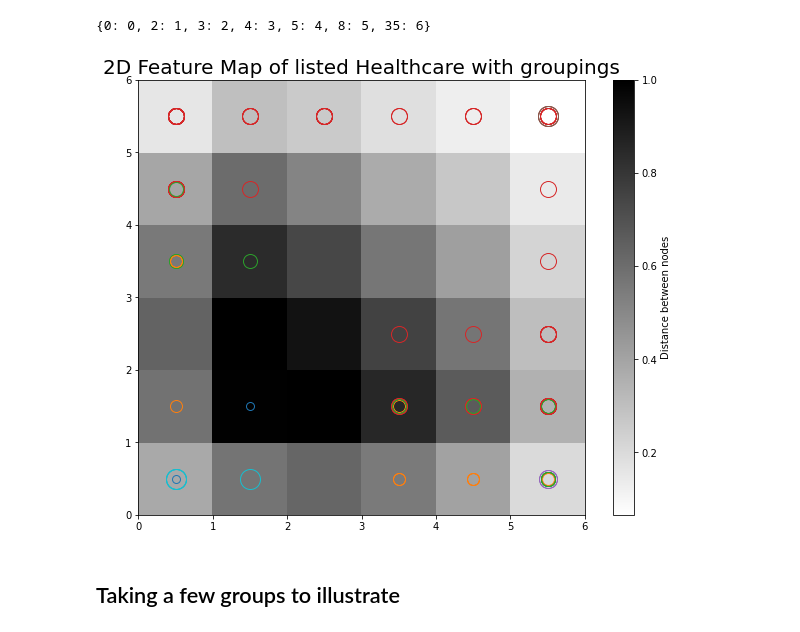
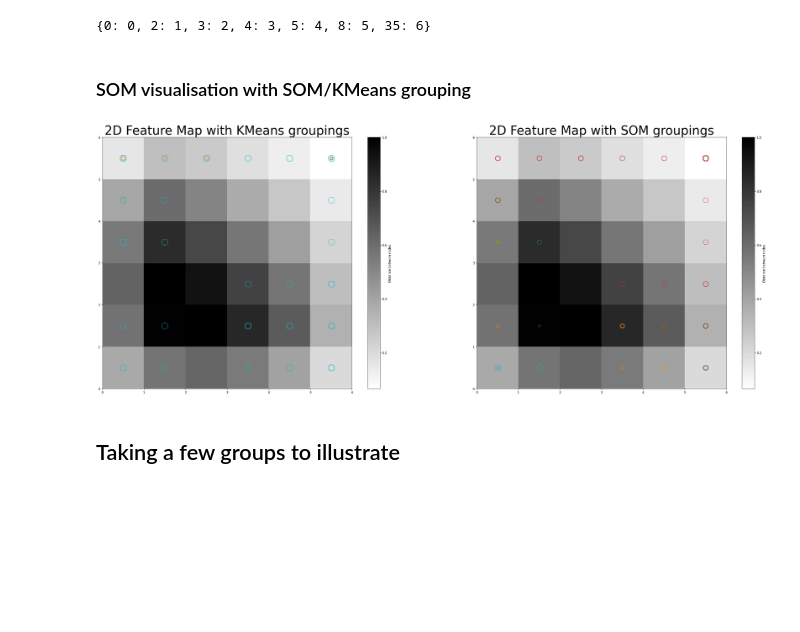
Before and after one commit to YanLong-Cloud/self_motivated_project, a Jupyter notebook: financial_ratio_grouping/SOM.ipynb, the cells around one changed output. Saved outputs shown, nothing was run; the diff lists cells and outputs as text; code cells hidden in the pictures; blank space fills up the shorter version.

Commit message:
Kmeans grouping added

```diff
--- a/financial_ratio_grouping/SOM.ipynb
+++ b/financial_ratio_grouping/SOM.ipynb
@@ -265,24 +265,39 @@ mapper
 # %%
 # append the groupings to dataframe
 df['SOM'] = [mapper[i] for i in cluster_index]
+# %% [markdown]
+### SOM visualisation with SOM/KMeans grouping
 # %%
-plt.figure(figsize=(10,8))
-plt.title('2D Feature Map of listed Healthcare with groupings',fontsize=20)
+markers = ['.', ',', 'o', 's', 'p', 'h', 'H']
+colors = ['C0', 'C1', 'C2','C3','C4','C5','C6','C7','C8','C9']
+marker_size = [8,12,14,16,18,20]
+plt.figure(figsize=(40,15))
+
+plt.subplot(1, 2, 1)
+plt.title('2D Feature Map with KMeans groupings',fontsize=30)
 # plotting the distance map as background
 plt.pcolor(som.distance_map().T, cmap='binary')
 # colorbar to the side
 plt.colorbar().set_label('Distance between nodes')
+for cnt, xx in enumerate(transformed_data):
+    w = som.winner(xx)  # getting the winner
+    # place a marker on the winning position for the sample xx +.5 is to realign the matplotlib library
+    plt.plot(w[0]+.5, w[1]+.5, 'o', markerfacecolor='None',
+             markeredgecolor=colors[df.Kmeans[cnt]-1], markersize=marker_size[df.Kmeans[cnt]-1], markeredgewidth=1)
 
-markers = ['.', ',', 'o', 's', 'p', 'h', 'H']
-colors = ['C0', 'C1', 'C2','C3','C4','C5','C6','C7','C8','C9']
-marker_size = [8,12,14,16,18,20]
+plt.subplot(1, 2, 2)
+plt.title('2D Feature Map with SOM groupings',fontsize=30)
+# plotting the distance map as background
+plt.pcolor(som.distance_map().T, cmap='binary')
+# colorbar to the side
+plt.colorbar().set_label('Distance between nodes')
 for cnt, xx in enumerate(transformed_data):
     w = som.winner(xx)  # getting the winner
     # place a marker on the winning position for the sample xx +.5 is to realign the matplotlib library
     plt.plot(w[0]+.5, w[1]+.5, 'o', markerfacecolor='None',
              markeredgecolor=colors[df.SOM[cnt]-1], markersize=marker_size[df.SOM[cnt]-1], markeredgewidth=1)
 # %% [output]
-[figure, old version]
+[figure, new version]
 # %% [markdown]
 ## Taking a few groups to illustrate
 # %% [markdown]
```
